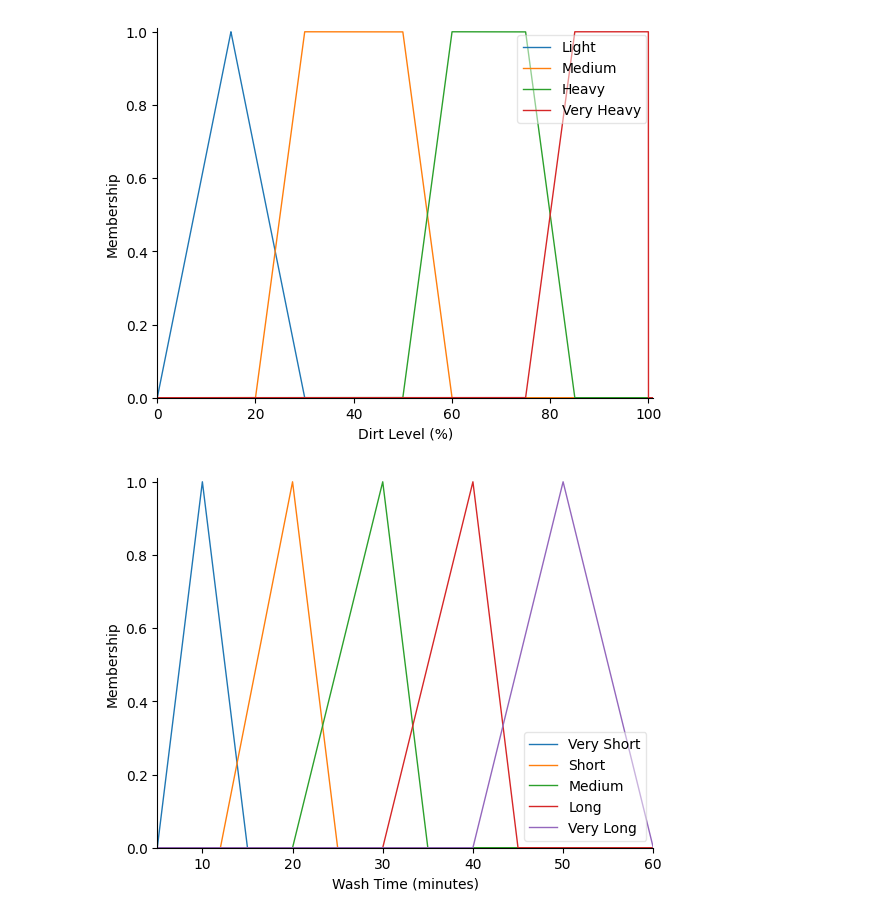
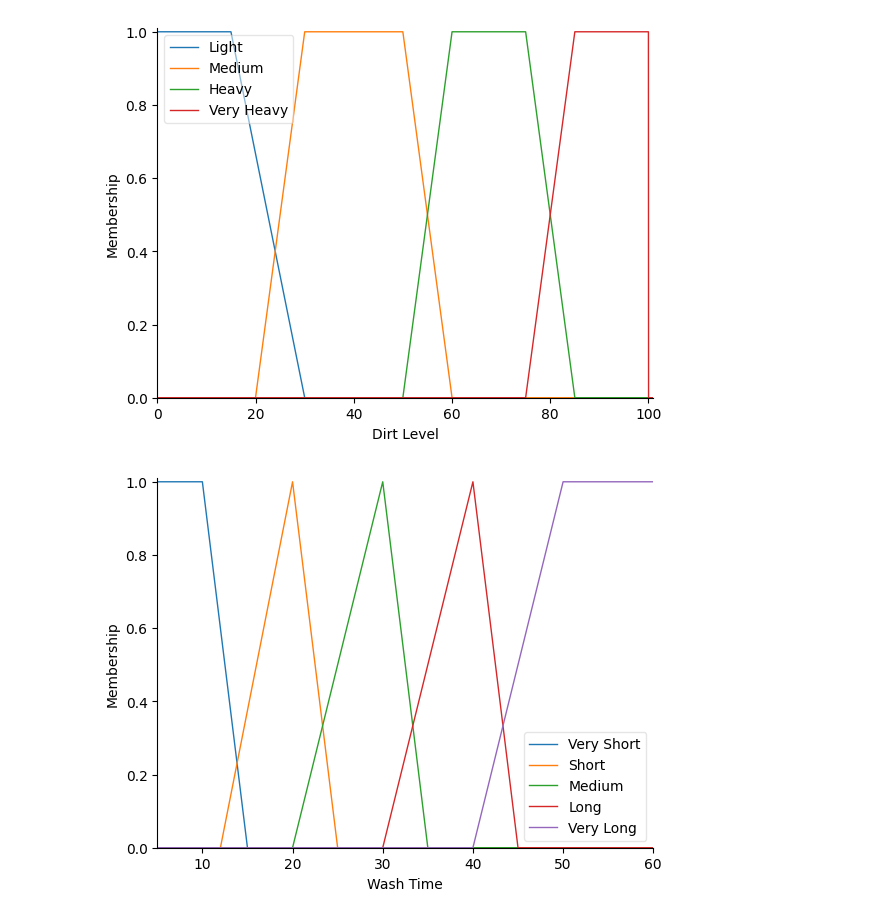
Before and after one commit to Nazrin99/FuzzyWashing, a Jupyter notebook: washingfuzzy.ipynb, the cells around one changed output. Saved outputs shown, nothing was run; the diff lists cells and outputs as text; code cells hidden in the pictures.

```diff
--- a/washingfuzzy.ipynb
+++ b/washingfuzzy.ipynb
@@ -11,7 +11,7 @@ dirt_level = ctrl.Antecedent(np.arange(0, 101, 0.0001), 'Dirt Level (%)')  # 0%
 # %%
 # Define output variables
-wash_time = ctrl.Consequent(np.arange(5, 61, 1), 'Wash Time (minutes)')  # 5 to 60 minutes
-water_temperature = ctrl.Consequent(np.arange(20, 91, 1), 'Water Temperature (celsius)')  # 20°C to 90°C
-spin_speed = ctrl.Consequent(np.arange(0, 1201, 1), 'Spin Speed (rpm)')  # 0 to 1200 rpm
+wash_time = ctrl.Consequent(np.arange(5, 61, 1), 'Wash Time')  # 5 to 60 minutes
+water_temperature = ctrl.Consequent(np.arange(20, 91, 1), 'Water Temperature')  # 20°C to 90°C
+spin_speed = ctrl.Consequent(np.arange(0, 1201, 1), 'Spin Speed')  # 0 to 1200 rpm
 # %%
 # Membership functions for Load Size
@@ -38,23 +38,23 @@ fabric_type.view()
 # %%
 # Membership functions for Dirt Level
-dirt_level['Light'] = fuzz.trimf(dirt_level.universe,[0 ,15 ,30])           # Triangular (0-30)
+dirt_level['Light'] = fuzz.trapmf(dirt_level.universe,[0, 0 ,15 ,30])           # Triangular (0-30)
 dirt_level['Medium'] = fuzz.trapmf(dirt_level.universe,[20 ,30 ,50 ,60])     # Trapezoidal (20-30-50-60)
 dirt_level['Heavy'] = fuzz.trapmf(dirt_level.universe,[50 ,60 ,75 ,85])      # Trapezoidal (50-60-75-85)
 dirt_level['Very Heavy'] = fuzz.trapmf(dirt_level.universe,[75 ,85 ,100 ,100])# Trapezoidal (75-85-100)
 
 dirt_level.view()
 # %% [output]
-[figure, old version]
+[figure, new version]
 # %%
 # Membership functions for Wash Time
-wash_time['Very Short'] = fuzz.trimf(wash_time.universe,[5 ,10 ,15])
+wash_time['Very Short'] = fuzz.trapmf(wash_time.universe,[0, 0 ,10 ,15])
 wash_time['Short'] = fuzz.trimf(wash_time.universe,[12 ,20 ,25])
 wash_time['Medium'] = fuzz.trimf(wash_time.universe,[20 ,30 ,35])
 wash_time['Long'] = fuzz.trimf(wash_time.universe,[30 ,40 ,45])
-wash_time['Very Long'] = fuzz.trimf(wash_time.universe,[40 ,50 ,60])
+wash_time['Very Long'] = fuzz.trapmf(wash_time.universe,[40 ,50 ,60, 60])
 
 wash_time.view()
 # %% [output]
-[figure, old version]
+[figure, new version]
 # %%
 # Membership functions for Water Temperature
```
Also changed, not shown: parts of 7 cells of this notebook.
